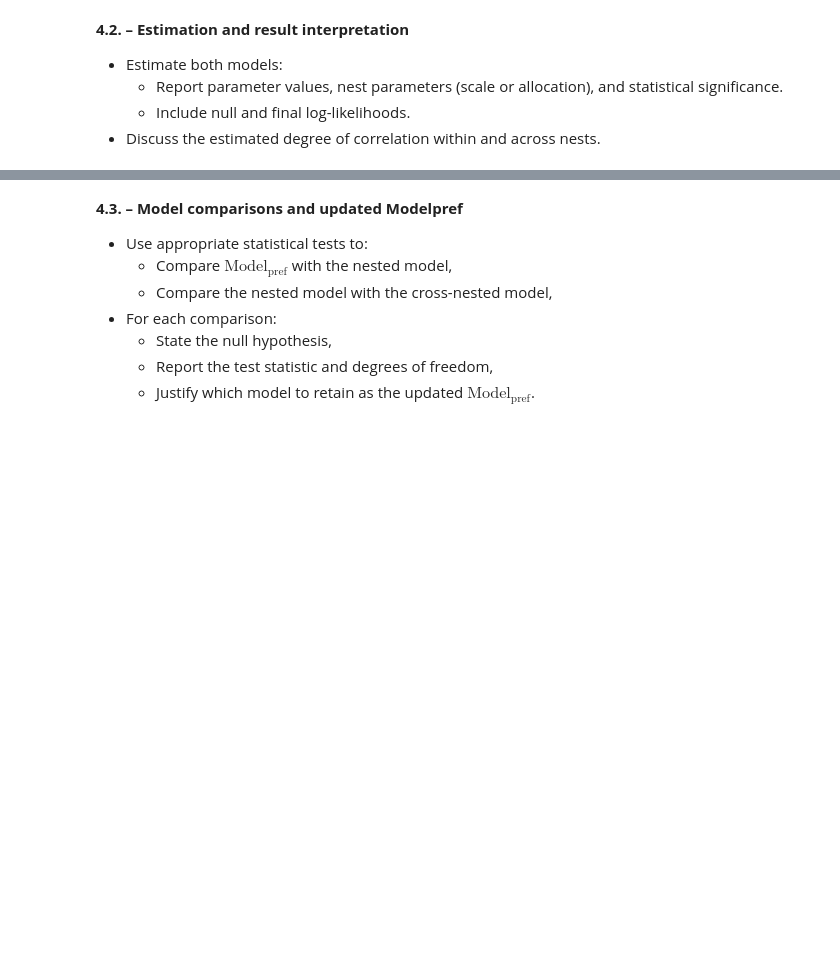
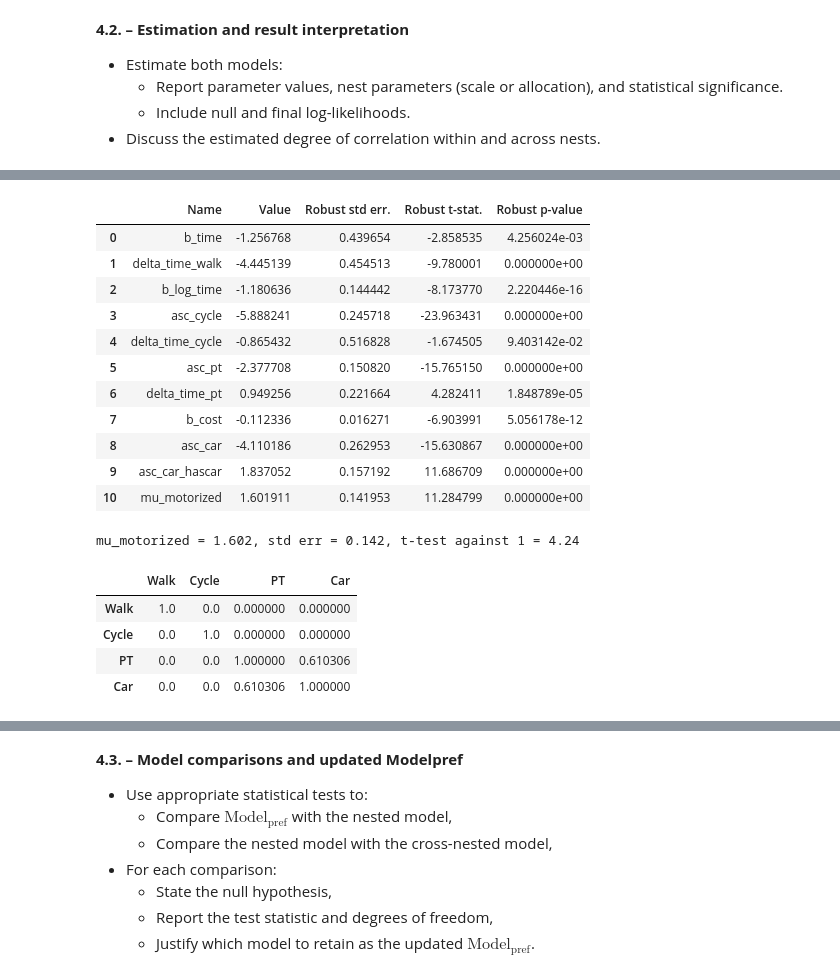
Before and after one commit to doran2728/Math463Group25, a Jupyter notebook: assignment.ipynb, the cells around one changed output, grey strips where cells are left out. Cells and saved outputs as stored; diff of their text form; code cells hidden in the pictures; blank space fills up the shorter version.

```diff
--- a/assignment.ipynb
+++ b/assignment.ipynb
@@ -1277,19 +1212,0 @@ mu_motorized = 1.602, std err = 0.144, t-test against 1 = 4.19
-# %%
-# Estimate the cross-nested logit, starting from the NL estimates (alpha = 0.5, mu_active = 1.2 to leave the bounds).
-biogeme_cnl = bio.BIOGEME(database, logprob_cnl)
-biogeme_cnl.model_name = 'model_4b'
-biogeme_cnl.calculate_null_loglikelihood(av_4)
-start_cnl = {**beta_nl, 'mu_active': 1.2, 'alpha_pt_active': 0.5}
-results_cnl = biogeme_cnl.estimate(starting_values=start_cnl)
-
-print('MODEL 4B: CROSS-NESTED LOGIT | converged:', results_cnl.algorithm_has_converged)
-print(results_cnl.short_summary())
-param_cnl = get_pandas_estimated_parameters(estimation_results=results_cnl)['Estimated parameters']
-display(param_cnl)
-all_results['model_4b'] = results_cnl
-
-t_test_vs_one(param_cnl, 'mu_active')
-t_test_vs_one(param_cnl, 'mu_motorized')
-beta_cnl = results_cnl.get_beta_values()
-print(f"alpha_pt_active = {beta_cnl['alpha_pt_active']:.4f}")
-display(nests_cnl.correlation(parameters=beta_cnl, alternatives_names=alternative_names))
@@ -1345,0 +1213,39 @@ alpha_pt_active = 0.0000
+# %%
+# Estimate the nested logits, starting from the Model 3 estimates (mu = 1.2 so the search does not start at the bound).
+def estimate_4(logprob, name, start):
+    estimator = bio.BIOGEME(database, logprob)
+    estimator.model_name = name
+    estimator.calculate_null_loglikelihood(av_4)
+    results = estimator.estimate(starting_values=start)
+    print(f'{name} | converged: {results.algorithm_has_converged}')
+    print(results.short_summary())
+    params = get_pandas_estimated_parameters(estimation_results=results)['Estimated parameters']
+    display(params)
+    all_results[name] = results
+    return results, params
+
+# Biogeme's t-test is against 0. For a nest scale the relevant null is mu = 1 (no correlation, back to logit).
+def t_test_vs_one(params, name):
+    row = params.set_index('Name').loc[name]
+    # the 'Active bound' column only exists when some parameter is at a bound
+    t = (row['Value'] - 1) / row['Robust std err.']
+    print(f"{name} = {row['Value']:.3f}, std err = {row['Robust std err.']:.3f}, t-test against 1 = {t:.2f}"
+          f"{'   (at its lower bound 1: std err not valid)' if row.get('Active bound', False) else ''}")
+
+alternative_names = {1: 'Walk', 2: 'Cycle', 3: 'PT', 4: 'Car'}
+beta_base_4 = results_base_4.get_beta_values()
+
+print('=== First attempt: NL with two nests ===')
+results_nl_two, param_nl_two = estimate_4(logprob_nl_two, 'model_4a_two_nests',
+                                          {**beta_base_4, 'mu_active': 1.2, 'mu_motorized': 1.2})
+t_test_vs_one(param_nl_two, 'mu_active')
+t_test_vs_one(param_nl_two, 'mu_motorized')
+
+print('\n=== Retained: NL with one nest {PT, car} ===')
+results_nl, param_nl = estimate_4(logprob_nl, 'model_4a', {**beta_base_4, 'mu_motorized': 1.2})
+t_test_vs_one(param_nl, 'mu_motorized')
+
+# Correlation between the two alternatives of the nest: 1 - 1/mu_m^2
+beta_nl = results_nl.get_beta_values()
+display(nests_nl.correlation(parameters=beta_nl, alternatives_names=alternative_names))
+# %% [output]
@@ -1345,0 +1294,18 @@ alpha_pt_active = 0.0000
+|  | Name | Value | Robust std err. | Robust t-stat. | Robust p-value |
+| 0 | b_time | -1.256768 | 0.439654 | -2.858535 | 4.256024e-03 |
+| 1 | delta_time_walk | -4.445139 | 0.454513 | -9.780001 | 0.000000e+00 |
+| 2 | b_log_time | -1.180636 | 0.144442 | -8.173770 | 2.220446e-16 |
+| 3 | asc_cycle | -5.888241 | 0.245718 | -23.963431 | 0.000000e+00 |
+| 4 | delta_time_cycle | -0.865432 | 0.516828 | -1.674505 | 9.403142e-02 |
+| 5 | asc_pt | -2.377708 | 0.150820 | -15.765150 | 0.000000e+00 |
+| 6 | delta_time_pt | 0.949256 | 0.221664 | 4.282411 | 1.848789e-05 |
+| 7 | b_cost | -0.112336 | 0.016271 | -6.903991 | 5.056178e-12 |
+| 8 | asc_car | -4.110186 | 0.262953 | -15.630867 | 0.000000e+00 |
+| 9 | asc_car_hascar | 1.837052 | 0.157192 | 11.686709 | 0.000000e+00 |
+| 10 | mu_motorized | 1.601911 | 0.141953 | 11.284799 | 0.000000e+00 |
+mu_motorized = 1.602, std err = 0.142, t-test against 1 = 4.24
+|  | Walk | Cycle | PT | Car |
+| Walk | 1.0 | 0.0 | 0.000000 | 0.000000 |
+| Cycle | 0.0 | 1.0 | 0.000000 | 0.000000 |
+| PT | 0.0 | 0.0 | 1.000000 | 0.610306 |
+| Car | 0.0 | 0.0 | 0.610306 | 1.000000 |
```
Also changed, not shown: parts of 19 cells of this notebook.
